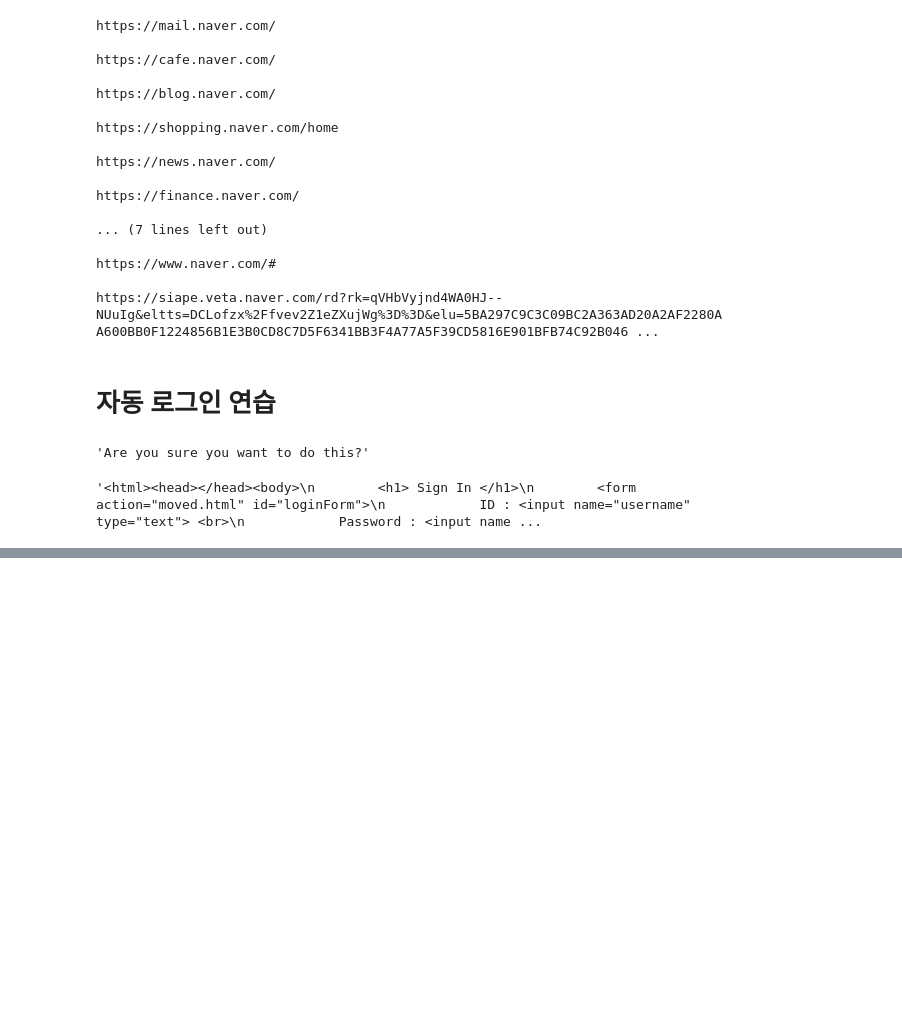
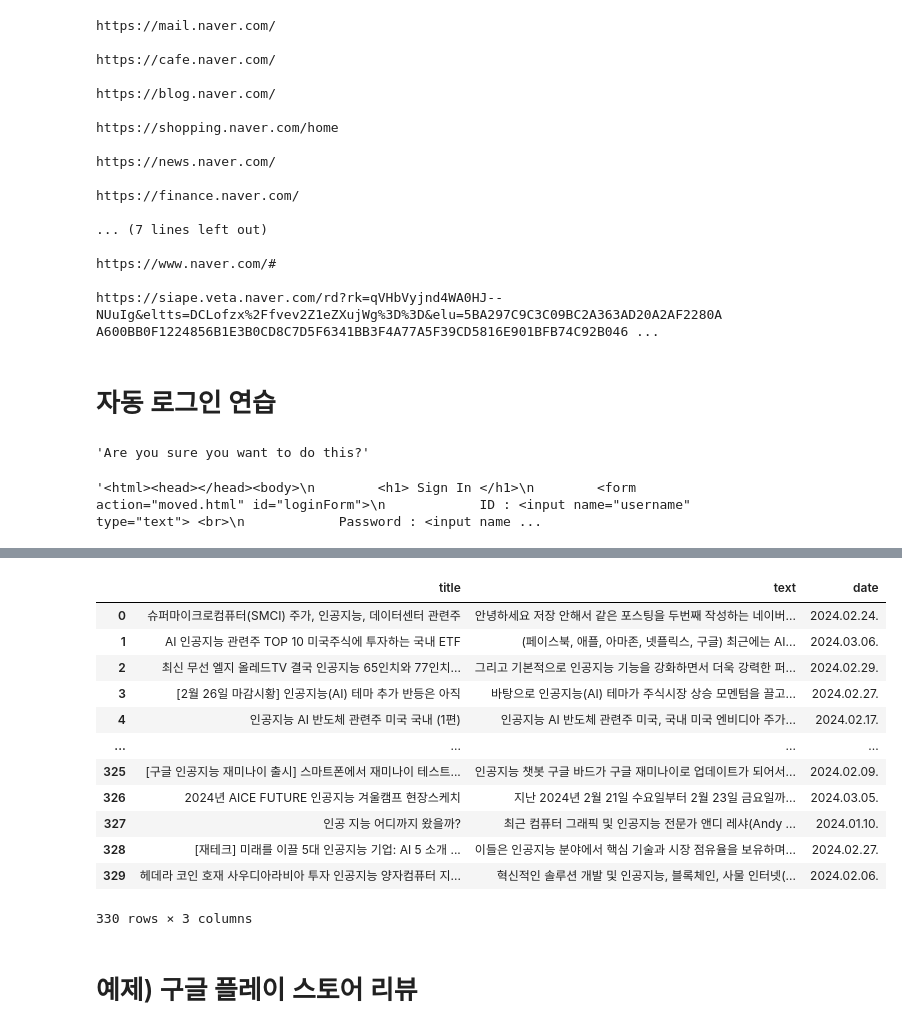
Before and after one commit to kesiss777/wassup3, a Jupyter notebook: 02_Python_Collection/04_SELENIUM 사용하기.ipynb, the cells around one changed output, grey strips where cells are left out. Saved outputs shown, nothing was run; the diff lists cells and outputs as text; code cells hidden in the pictures; blank space fills up the shorter version.

```diff
--- a/02_Python_Collection/04_SELENIUM 사용하기.ipynb
+++ b/02_Python_Collection/04_SELENIUM 사용하기.ipynb
@@ -216,0 +308,13 @@ driver.close()
+# %%
+from selenium import webdriver
+from selenium.webdriver.common.by import By
+from selenium.webdriver.chrome.options import Options
+import time, random, pandas as pd
+
+options = Options()
+options.add_argument('--window-size=974,1047')
+options.add_argument('--window-position=-7,0')
+options.add_experimental_option("detach", True)
+# %%
+# 웹드라이버 로드
+driver = webdriver.Chrome( options = options)
@@ -216,0 +351,14 @@ driver.close()
+# %%
+# get_view()
+views = driver.find_elements(By.CSS_SELECTOR, '.lst_view .view_wrap')
+result = []
+
+for view in views:
+    con_dict = {}
+    con_dict['title'] = view.find_element(By.CSS_SELECTOR, '.title_link').text.strip()
+    con_dict['text'] = view.find_element(By.CSS_SELECTOR, '.dsc_link').text.strip()
+    con_dict['date'] = view.find_element(By.CSS_SELECTOR, '.sub').text.strip()
+    result.append(con_dict)
+    print(con_dict)
+
+print('완료')
@@ -216,0 +383,18 @@ driver.close()
+# %%
+#저장된 게시물 리스트를 데이터프레임으로 변환후 csv로 저장
+df = pd.DataFrame(result)
+df
+# %% [output]
+|  | title | text | date |
+| 0 | 슈퍼마이크로컴퓨터(SMCI) 주가, 인공지능, 데이터센터 관련주 | 안녕하세요 저장 안해서 같은 포스팅을 두번째 작성하는 네이버... | 2024.02.24. |
+| 1 | AI 인공지능 관련주 TOP 10 미국주식에 투자하는 국내 ETF | (페이스북, 애플, 아마존, 넷플릭스, 구글) 최근에는 AI... | 2024.03.06. |
+| 2 | 최신 무선 엘지 올레드TV 결국 인공지능 65인치와 77인치... | 그리고 기본적으로 인공지능 기능을 강화하면서 더욱 강력한 퍼... | 2024.02.29. |
+| 3 | [2월 26일 마감시황] 인공지능(AI) 테마 추가 반등은 아직 | 바탕으로 인공지능(AI) 테마가 주식시장 상승 모멘텀을 끌고... | 2024.02.27. |
+| 4 | 인공지능 AI 반도체 관련주 미국 국내 (1편) | 인공지능 AI 반도체 관련주 미국, 국내 미국 엔비디아 주가... | 2024.02.17. |
+| ... | ... | ... | ... |
+| 325 | [구글 인공지능 재미나이 출시] 스마트폰에서 재미나이 테스트... | 인공지능 챗봇 구글 바드가 구글 재미나이로 업데이트가 되어서... | 2024.02.09. |
+| 326 | 2024년 AICE FUTURE 인공지능 겨울캠프 현장스케치 | 지난 2024년 2월 21일 수요일부터 2월 23일 금요일까... | 2024.03.05. |
+| 327 | 인공 지능 어디까지 왔을까? | 최근 컴퓨터 그래픽 및 인공지능 전문가 앤디 레샤(Andy ... | 2024.01.10. |
+| 328 | [재테크] 미래를 이끌 5대 인공지능 기업: AI 5 소개 ... | 이들은 인공지능 분야에서 핵심 기술과 시장 점유율을 보유하며... | 2024.02.27. |
+| 329 | 헤데라 코인 호재 사우디아라비아 투자 인공지능 양자컴퓨터 지... | 혁신적인 솔루션 개발 및 인공지능, 블록체인, 사물 인터넷(... | 2024.02.06. |
+330 rows × 3 columns
@@ -216,0 +405,2 @@ driver.close()
+# %% [markdown]
+# 예제) 구글 플레이 스토어 리뷰
```
Also changed, not shown: parts of 51 cells of this notebook, 2 other files.
